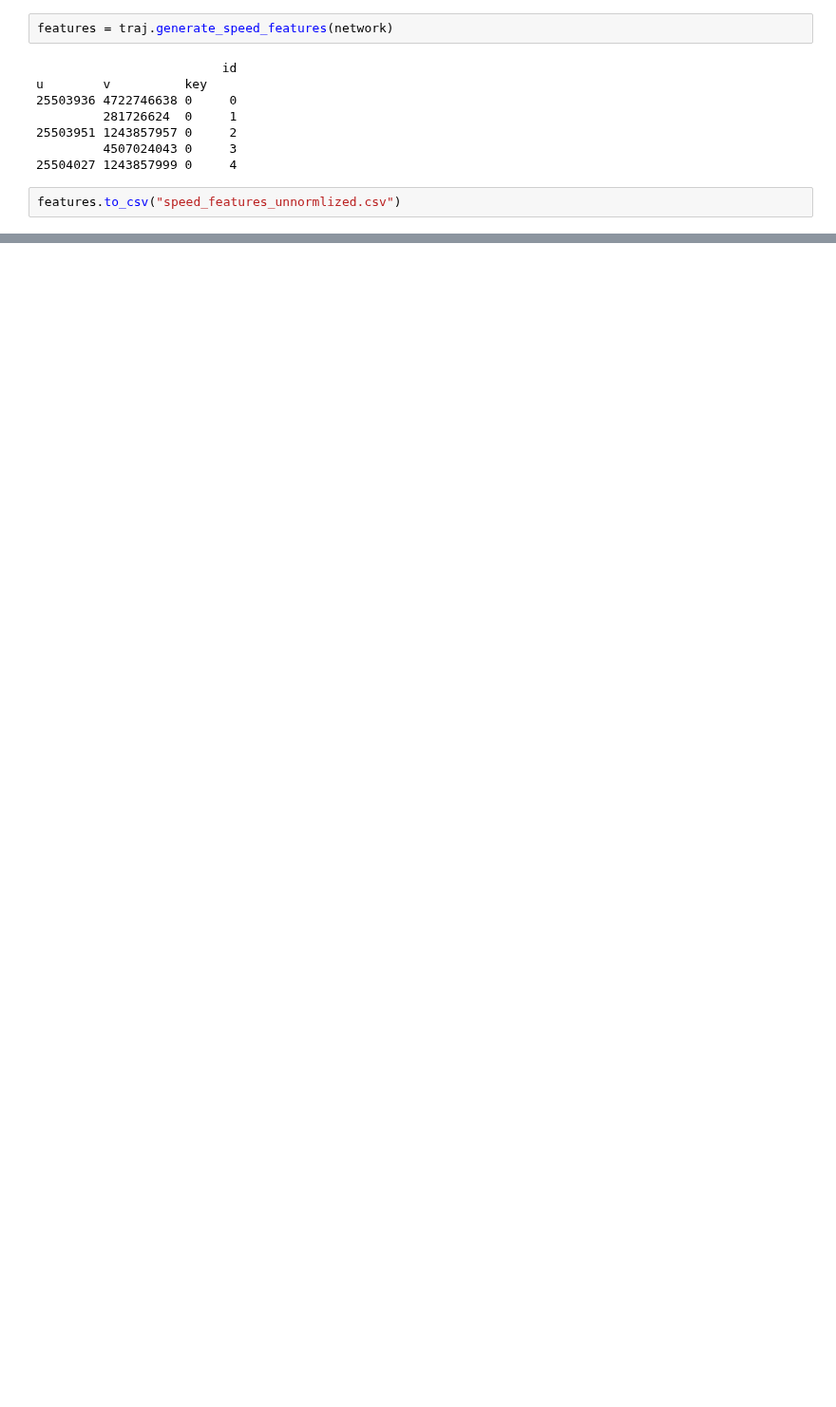
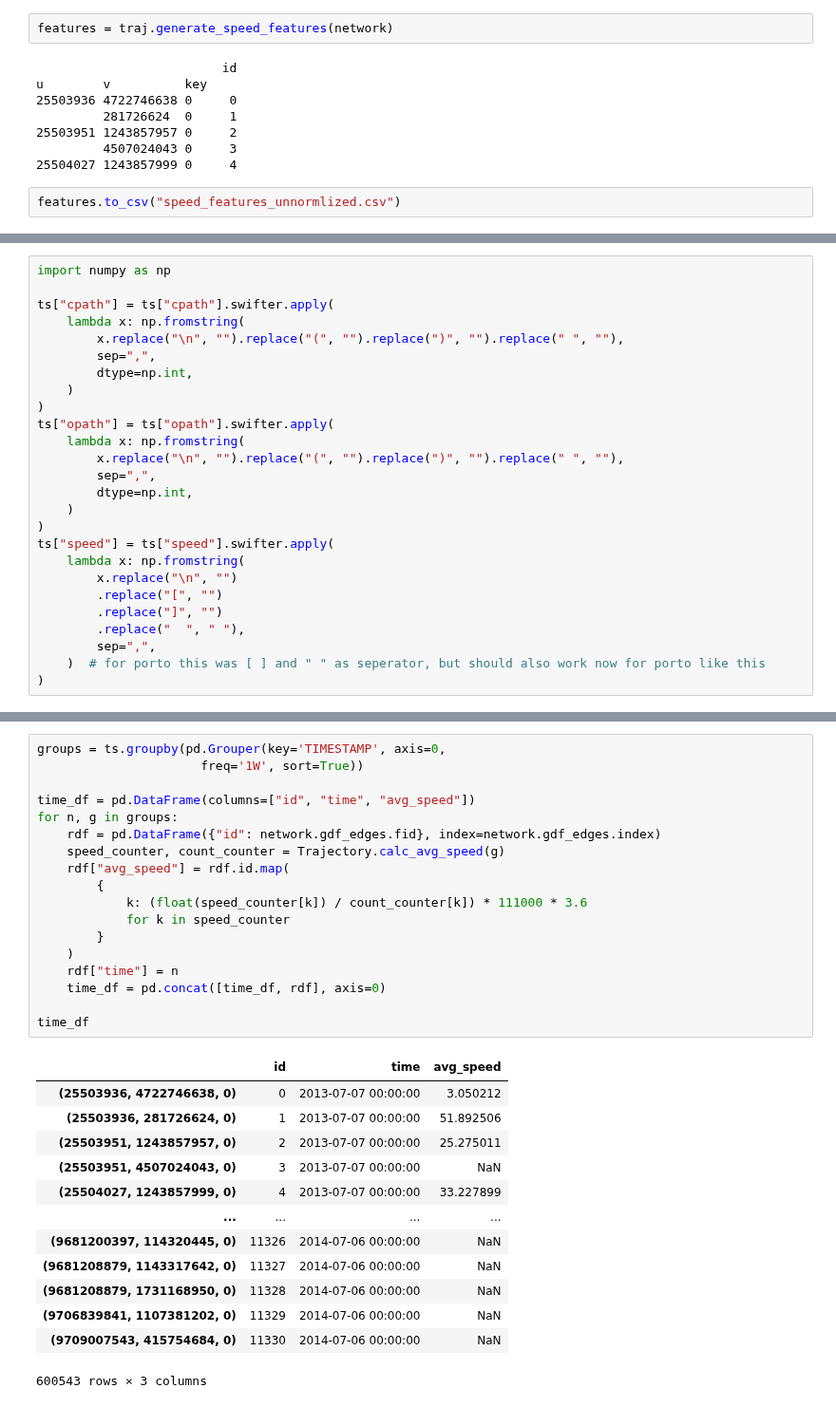
Before and after one commit to SwiftPredator/Trajectory-based-Road-Network-Representation-Learning, a Jupyter notebook: generator/test.ipynb, the cells around one changed output, grey strips where cells are left out. Shown at 95% size. Cells and saved outputs as stored; diff of their text form; blank space fills up the shorter version.

```diff
--- a/generator/test.ipynb
+++ b/generator/test.ipynb
@@ -21,0 +71,26 @@ features.to_csv("speed_features_unnormlized.csv")
+# %%
+import numpy as np
+
+ts["cpath"] = ts["cpath"].swifter.apply(
+    lambda x: np.fromstring(
+        x.replace("\n", "").replace("(", "").replace(")", "").replace(" ", ""),
+        sep=",",
+        dtype=np.int,
+    )
+)
+ts["opath"] = ts["opath"].swifter.apply(
+    lambda x: np.fromstring(
+        x.replace("\n", "").replace("(", "").replace(")", "").replace(" ", ""),
+        sep=",",
+        dtype=np.int,
+    )
+)
+ts["speed"] = ts["speed"].swifter.apply(
+    lambda x: np.fromstring(
+        x.replace("\n", "")
+        .replace("[", "")
+        .replace("]", "")
+        .replace("  ", " "),
+        sep=",",
+    )  # for porto this was [ ] and " " as seperator, but should also work now for porto like this
+)
@@ -21,0 +102,32 @@ features.to_csv("speed_features_unnormlized.csv")
+# %%
+groups = ts.groupby(pd.Grouper(key='TIMESTAMP', axis=0,
+                      freq='1W', sort=True))
+
+time_df = pd.DataFrame(columns=["id", "time", "avg_speed"])
+for n, g in groups:
+    rdf = pd.DataFrame({"id": network.gdf_edges.fid}, index=network.gdf_edges.index)
+    speed_counter, count_counter = Trajectory.calc_avg_speed(g)
+    rdf["avg_speed"] = rdf.id.map(
+        {
+            k: (float(speed_counter[k]) / count_counter[k]) * 111000 * 3.6
+            for k in speed_counter
+        }
+    )
+    rdf["time"] = n
+    time_df = pd.concat([time_df, rdf], axis=0)
+
+time_df
+# %% [output]
+|  | id | time | avg_speed |
+| (25503936, 4722746638, 0) | 0 | 2013-07-07 00:00:00 | 3.050212 |
+| (25503936, 281726624, 0) | 1 | 2013-07-07 00:00:00 | 51.892506 |
+| (25503951, 1243857957, 0) | 2 | 2013-07-07 00:00:00 | 25.275011 |
+| (25503951, 4507024043, 0) | 3 | 2013-07-07 00:00:00 | NaN |
+| (25504027, 1243857999, 0) | 4 | 2013-07-07 00:00:00 | 33.227899 |
+| ... | ... | ... | ... |
+| (9681200397, 114320445, 0) | 11326 | 2014-07-06 00:00:00 | NaN |
+| (9681208879, 1143317642, 0) | 11327 | 2014-07-06 00:00:00 | NaN |
+| (9681208879, 1731168950, 0) | 11328 | 2014-07-06 00:00:00 | NaN |
+| (9706839841, 1107381202, 0) | 11329 | 2014-07-06 00:00:00 | NaN |
+| (9709007543, 415754684, 0) | 11330 | 2014-07-06 00:00:00 | NaN |
+600543 rows × 3 columns
```
Also changed, not shown: parts of 10 cells of this notebook, 25 other files.
